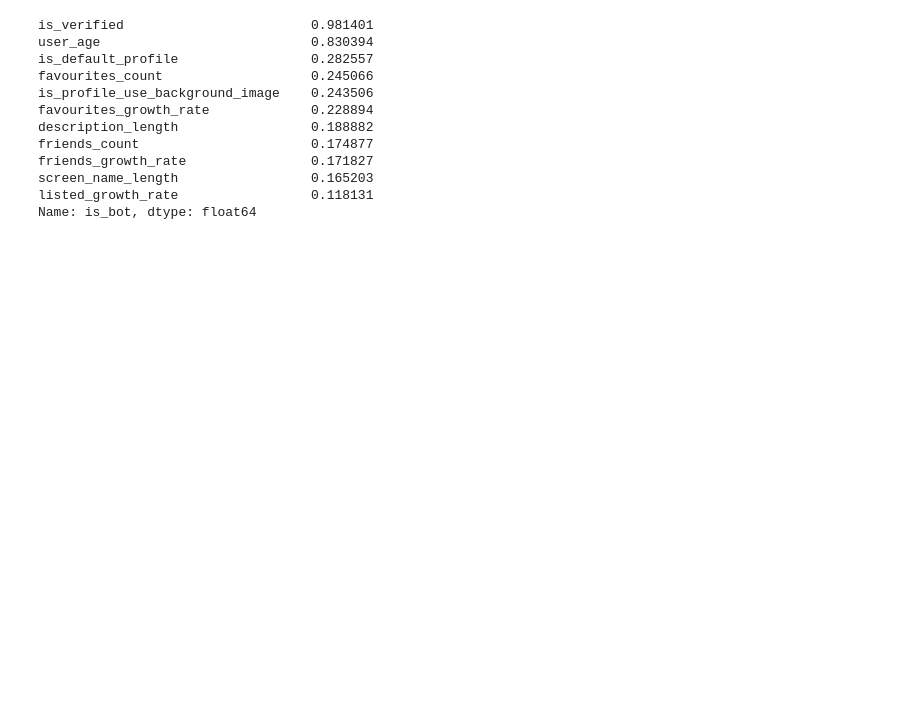
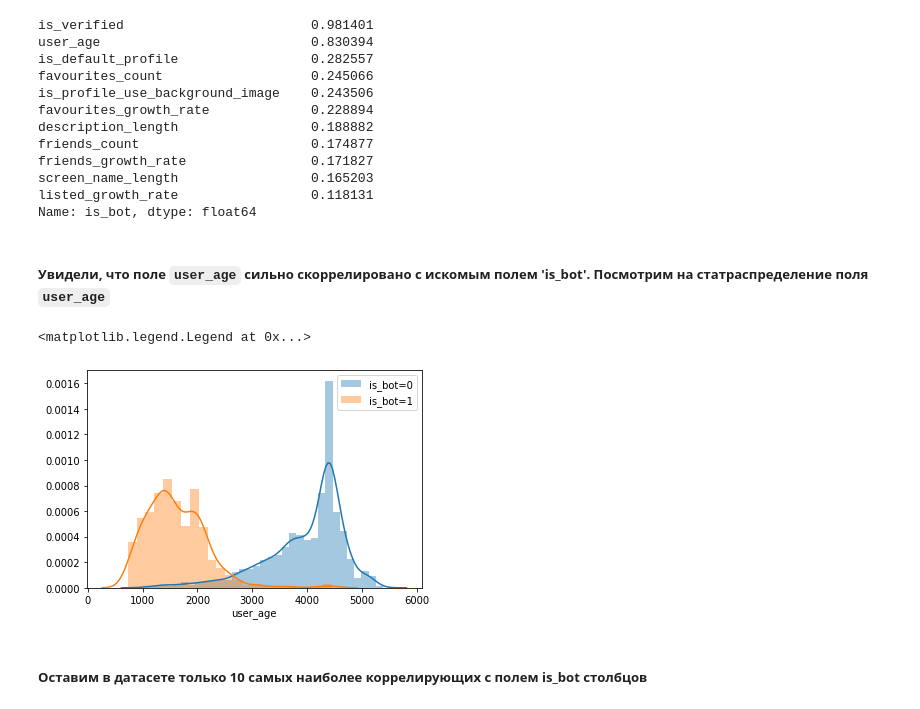
Before and after one commit to itsecd/ml-for-sec-lab1, a Jupyter notebook: Lab1.ipynb, the cells around one changed output. Cells and saved outputs as stored; diff of their text form; code cells hidden in the pictures; blank space fills up the shorter version.

```diff
--- a/Lab1.ipynb
+++ b/Lab1.ipynb
@@ -208,3 +232,14 @@ friends_growth_rate                0.171827
 screen_name_length                 0.165203
 listed_growth_rate                 0.118131
 Name: is_bot, dtype: float64
+# %% [markdown]
+##### Увидели, что поле `user_age` сильно скоррелировано с искомым полем 'is_bot'. Посмотрим на статраспределение поля `user_age`
+# %%
+sns.distplot(df[df['is_bot']==0].user_age , label='is_bot=0')
+sns.distplot(df[df['is_bot']==1].user_age , label='is_bot=1')
+plt.legend()
+# %% [output]
+<matplotlib.legend.Legend at 0x...>
+[figure, added]
+# %% [markdown]
+##### Оставим в датасете только 10 самых наиболее коррелирующих с полем is_bot столбцов
```
Also changed, not shown: parts of 19 cells of this notebook, 1 other file.
